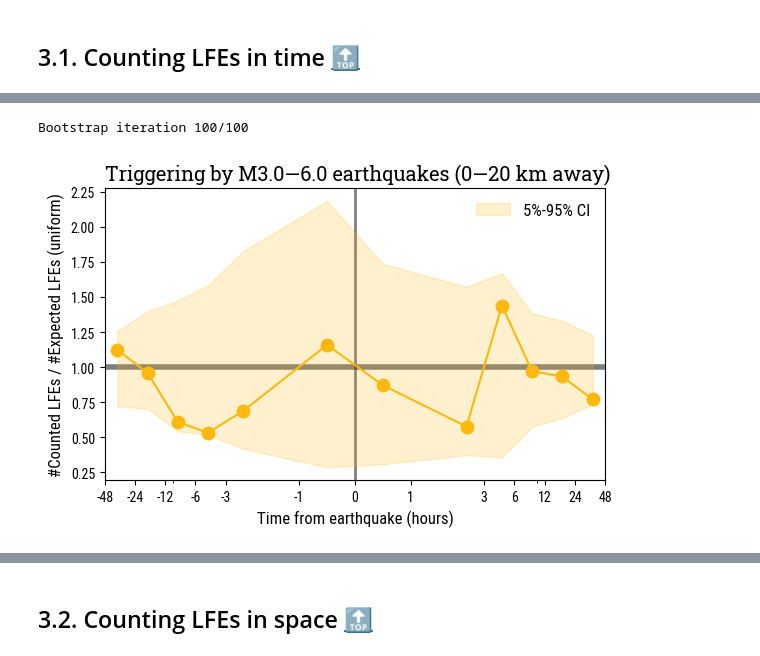
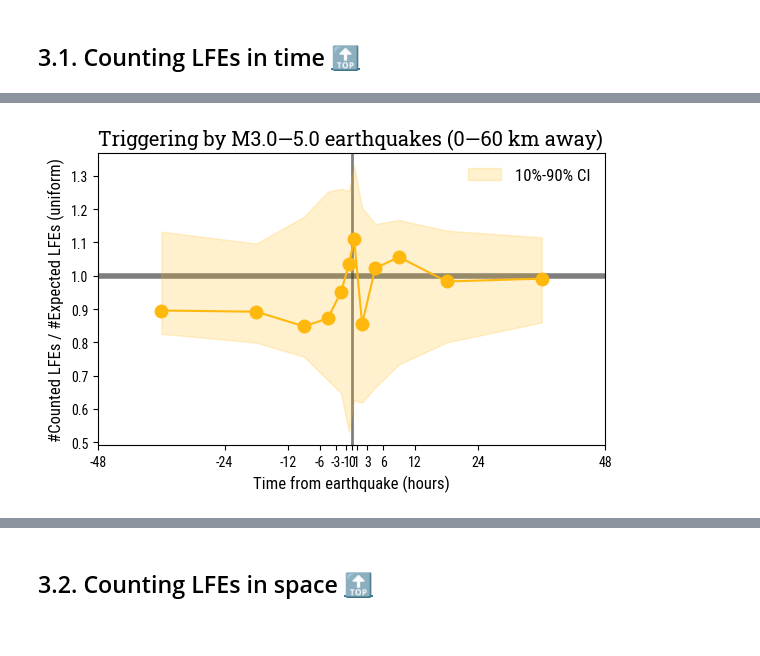
Before and after one commit to gfarge/tremor_v_eq, a Jupyter notebook: parkfield_triggering.ipynb, the cells around one changed output, grey strips where cells are left out. Saved outputs shown, nothing was run; the diff lists cells and outputs as text; code cells hidden in the pictures.

```diff
--- a/parkfield_triggering.ipynb
+++ b/parkfield_triggering.ipynb
@@ -91,10 +91,10 @@ eq.sort_values(by=["date"], inplace=True)
 eq.day = (eq.date - day0) / np.timedelta64(1, 'D')
 
 indicator = (
-    (eq.lat > lat_range[0])
-    & (eq.lat < lat_range[1])
-    & (eq.lon > lon_range[0])
-    & (eq.lon < lon_range[1])
+    (eq.lat > lat_range[0]-1)
+    & (eq.lat < lat_range[1]+1)
+    & (eq.lon > lon_range[0]-1)
+    & (eq.lon < lon_range[1]+1)
 )
 
 eq = eq[indicator]
@@ -104,8 +104,6 @@ t = transect(eq.lon.values, eq.lat.values, fault_line['S']['longitude'], fault_l
 eq['xf'] = t[0] - parkfield['xf']
 eq['yf'] = t[1]
 
-# eq = eq[abs(eq.yf) < 5]
-
 eq_2004 = eq[eq.date.dt.year == 2004].sort_values(by=['mag'], ascending=False).iloc[0]
 eq_2012 = eq[eq.date.dt.year == 2012].sort_values(by=['mag'], ascending=False).iloc[0]
 # %% [markdown]
@@ -187,7 +190,8 @@ date_range = [np.datetime64('2006-06-01'), np.datetime64('2023-01-01')]
 
 # LFEs
 lfe_in_range = lfe.copy()
-lfe_in_range = lfe_in_range[(lfe_in_range.date > date_range[0]) & (lfe_in_range.date < date_range[1])]
+cc_thr = np.median(lfe_in_range.meancc)
+lfe_in_range = lfe_in_range[(lfe_in_range.date > date_range[0]) & (lfe_in_range.date < date_range[1]) & (lfe_in_range.meancc > cc_thr)]
 
 # LFE families: count the number of events in the interval
 for fid in lfe_family.id.unique():
@@ -200,7 +204,8 @@ mc = 1.
 in_date_range = (eq_in_range.date > date_range[0]) & (eq_in_range.date < date_range[1])
 above_completness = eq_in_range.mag > mc
 
-eq_in_range = eq_in_range[in_date_range & above_completness & (eq.yf < 5)]
+eq_in_range = eq_in_range[in_date_range & above_completness]
+eq_on_fault = eq_in_range[abs(eq_in_range.yf) < 5]
 # %% [markdown]
 ## 3.1. <a id='toc3_1_'></a>Counting LFEs in time  [&#128285;](#toc0_)
 # %%
@@ -208,14 +213,13 @@ eq_in_range = eq_in_range[in_date_range & above_completness & (eq.yf < 5)]
 time_bins = np.array([-48, -24, -12, -6, -3, -1, 0, 1, 3, 6, 12, 24, 48]) # in hours
 print(time_bins)
 dmin = 0
-dmax = 20
+dmax = 60
 epicentral = True
 
 # Select which earthquakes to use for triggering analysis
 mag_min = 3.
-mag_max = 6
-depth_max = 20.
-eq_sample = eq_in_range[(eq_in_range.mag >= mag_min) & (eq_in_range.mag <= mag_max) & (eq_in_range.depth <= depth_max)]
+mag_max = 5.
+eq_sample = eq_in_range[(eq_in_range.mag >= mag_min) & (eq_in_range.mag <= mag_max)]
 
 print('Number of earthquakes in the sample: {:d}'.format(len(eq_sample)))
 # %% [output]
@@ -224,5 +228,5 @@ Number of earthquakes in the sample: 132
 # %%
-# New: Compute the expected number of LFEs around selected earthquakes
+# Compute the expected number of LFEs around selected earthquakes
 n_lfe_base_total = np.zeros(len(eq_sample))
 
 for ii, sel_eq in enumerate(eq_sample.itertuples()):
@@ -253,4 +257,15 @@ for ii in range(len(eq_sample)):
 eq_sample = eq_sample[n_lfe_base_total != 0]
 n_lfe_base = n_lfe_base[:, n_lfe_base_total != 0]
 print('\nNumber of earthquakes in the sample with LFEs around them: {:d}'.format(len(eq_sample)))
+
+# Plot
+fig, ax = plt.subplots()
+ax.set_xlabel('Time from earthquake (hours)')
+ax.set_ylabel('Nb of expected LFEs (uniform)')
+for ii in range(len(eq_sample)):
+    ax.plot((time_bins[1:] + time_bins[:-1])/2,  n_lfe_base[:, ii], c=to_rgba('.5', .2))
+ax.plot([],  [], c=to_rgba('.5', .2), label='Sample earthquakes')
+ax.plot((time_bins[1:] + time_bins[:-1]) / 2, np.mean(n_lfe_base, axis=1), 'ko-', label='Mean')
+ax.legend()
+plt.show()
 # %% [output]
@@ -341,31 +340,0 @@ Processing earthquake 86/86...
-# %%
-# New: Bootstrap (shuffling earthquakes)
-n_iter = 100
-
-n_lfe_boot = np.zeros((len(time_bins)-1, len(eq_sample), n_iter))
-eq_sample_uniform = eq_sample.copy()
-
-for ibs in range(n_iter):
-    print('Bootstrap iteration {:d}/{:d}'.format(ibs+1, n_iter), end='\r')
-
-    # Resample earthquake occurence times, from uniform distribution, between first and last earthquake
-    seconds_from_start = np.random.uniform(0, (date_range[1] - date_range[0]) / np.timedelta64(1, 's'), len(eq_sample_uniform))
-    eq_sample_uniform.date = date_range[0] + pd.to_timedelta(seconds_from_start, unit='s')
-
-    # Count the detected number of LFEs around the resampled earthquakes
-    for ieq, sel_eq in enumerate(eq_sample_uniform.itertuples()):
-        # Only consider LFEs close to the earthquake in time
-        lfe_sample = lfe_in_range[(lfe_in_range.date >= sel_eq.date - time_bins[-1]*np.timedelta64(1, 'h')) & (lfe_in_range.date <= sel_eq.date + time_bins[-1]*np.timedelta64(1, 'h'))]
-
-        # Select LFEs within a given distance from the selected earthquake
-        if epicentral:
-            distance_to_lfe = np.sqrt((lfe_sample.xf - sel_eq.xf)**2 + (lfe_sample.yf - sel_eq.yf)**2)
-        else:
-            distance_to_lfe = np.sqrt((lfe_sample.xf - sel_eq.xf)**2 + (lfe_sample.yf - sel_eq.yf)**2 + (lfe_sample.depth - sel_eq.depth)**2)
-
-        lfe_sample = lfe_sample[(distance_to_lfe >= dmin) & (distance_to_lfe <= dmax)]
-
-        # Count the number of LFEs in the family
-        n_lfe_boot[:, ieq, ibs] = np.histogram((lfe_sample.date - sel_eq.date) / np.timedelta64(1, 'h'), bins=time_bins)[0]
-# %% [output]
-Bootstrap iteration 100/100
@@ -422,36 +351,36 @@ if save:
 lfe_ratio = n_lfe / n_lfe_base
 lfe_ratio_mean = np.mean(lfe_ratio, axis=1)
 
 lfe_ratio_boot = np.zeros((len(time_bins)-1, n_iter))
 for iboot in range(n_iter):
     lfe_ratio_boot[:, iboot] = np.mean(n_lfe_boot[:, :, iboot] / n_lfe_base, axis=1)
 
-q = 10
+q = 20
 ci_up = np.percentile(lfe_ratio_boot, 100 - q/2, axis=1)
 ci_lo = np.percentile(lfe_ratio_boot, q/10, axis=1)
 
 # Plot
 fig, ax = plt.subplots(figsize=(6, 4))
 ax.set_xlabel('Time from earthquake (hours)')
 ax.set_ylabel('#Counted LFEs / #Expected LFEs (uniform)')
 ax.set_title('Triggering by M{:.1f}—{:.1f} earthquakes ({:.0f}—{:.0f} km away)'.format(mag_min, mag_max, dmin, dmax), loc='left', fontname='Roboto Slab')
 
 ax.plot((time_bins[1:] + time_bins[:-1]) / 2, lfe_ratio_mean, 'o-', c='C2', zorder=2, ms=9)
 ax.fill_between((time_bins[1:] + time_bins[:-1]) / 2, ci_lo, ci_up, color=to_rgba('C2', .2), zorder=1, label='{:d}%-{:d}% CI'.format(int(q/2), int(100-q/2)))
 
 ax.axhline(1, c=to_rgba('k', .5), lw=4, zorder=0)
 ax.axvline(0, lw=2, c=to_rgba('k', .5), zorder=0)
 
-ax.set_xscale('symlog')
+#ax.set_xscale('symlog')
 ax.set_xticks(time_bins)
 ax.set_xticklabels(time_bins)
 
 ax.legend()
 
 plt.tight_layout()
 plt.show()
 # %% [output]
-[figure, old version]
+[figure, new version]
 # %%
 # Find the contributing earthquakes
 ii = np.where(time_bins == 0)[0][0]
```
Also changed, not shown: parts of 17 cells of this notebook.
